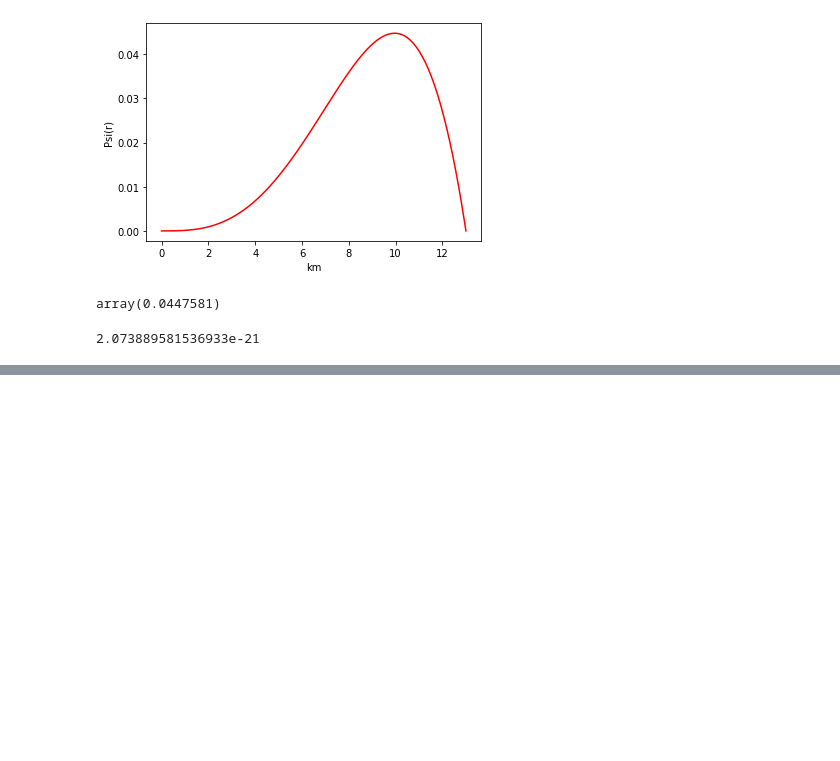
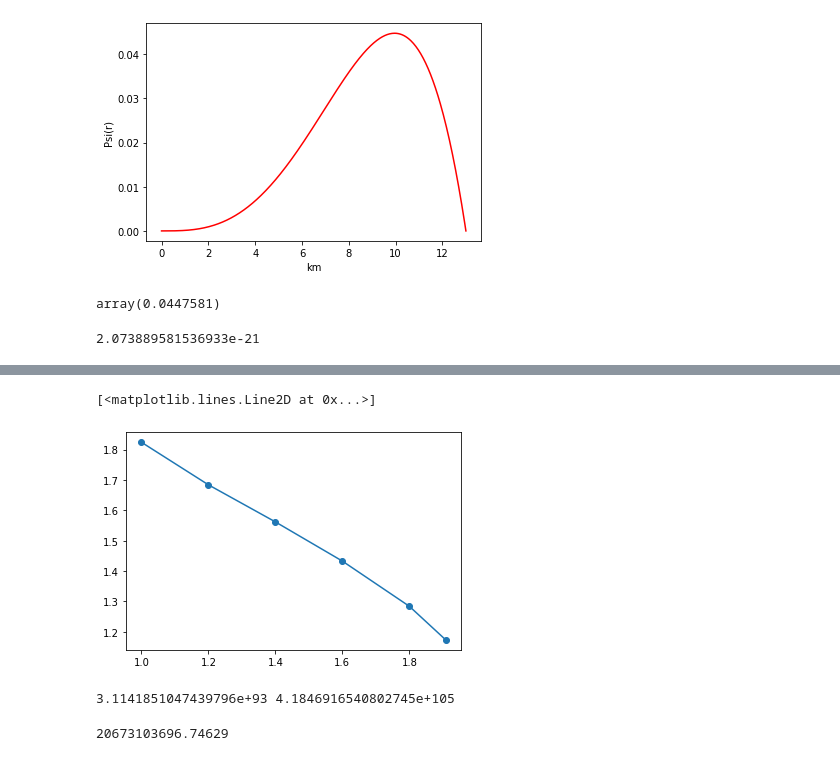
Before and after one commit to ABifurcation/Twin-stars, a Jupyter notebook: Diff_0703.ipynb, the cells around one changed output, grey strips where cells are left out. Saved outputs shown, nothing was run; the diff lists cells and outputs as text; code cells hidden in the pictures; blank space fills up the shorter version.

```diff
--- a/Diff_0703.ipynb
+++ b/Diff_0703.ipynb
@@ -386,3 +413,13 @@ plt.show()
+# %%
+plt.plot(mass,y,'o-')
+# %% [output]
+[<matplotlib.lines.Line2D at 0x...>]
+[figure, added]
+# %%
+shear_timescale(l,1.4,12.53,1e9)
+# %% [output]
+3.1141851047439796e+93 4.1846916540802745e+105
+20673103696.74629
 # %%
 basedir = "/Users/laote/sdsu/Research/rotation"
 twindir = basedir + "/EOS_twin"
```
Also changed, not shown: parts of 17 cells of this notebook, 2 other files.
